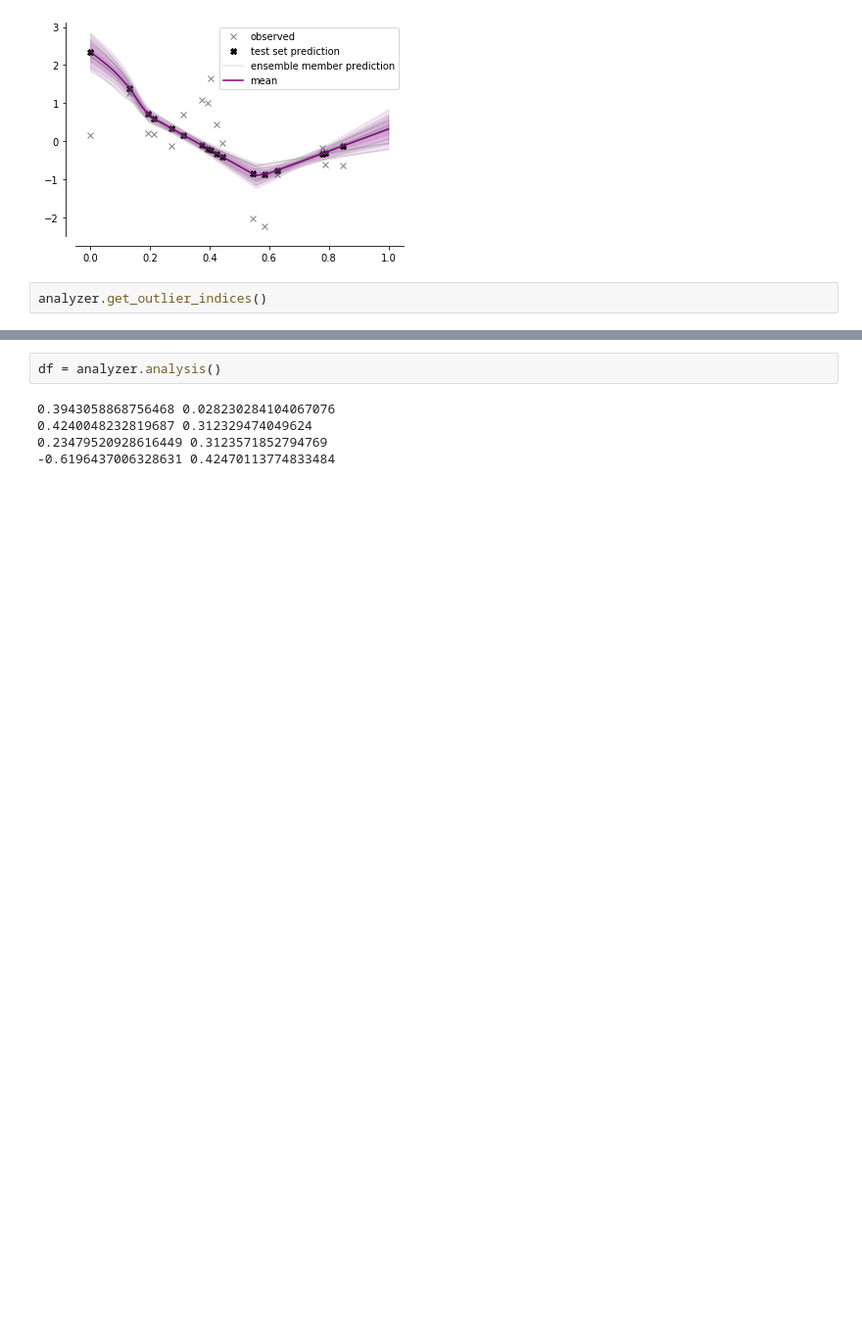
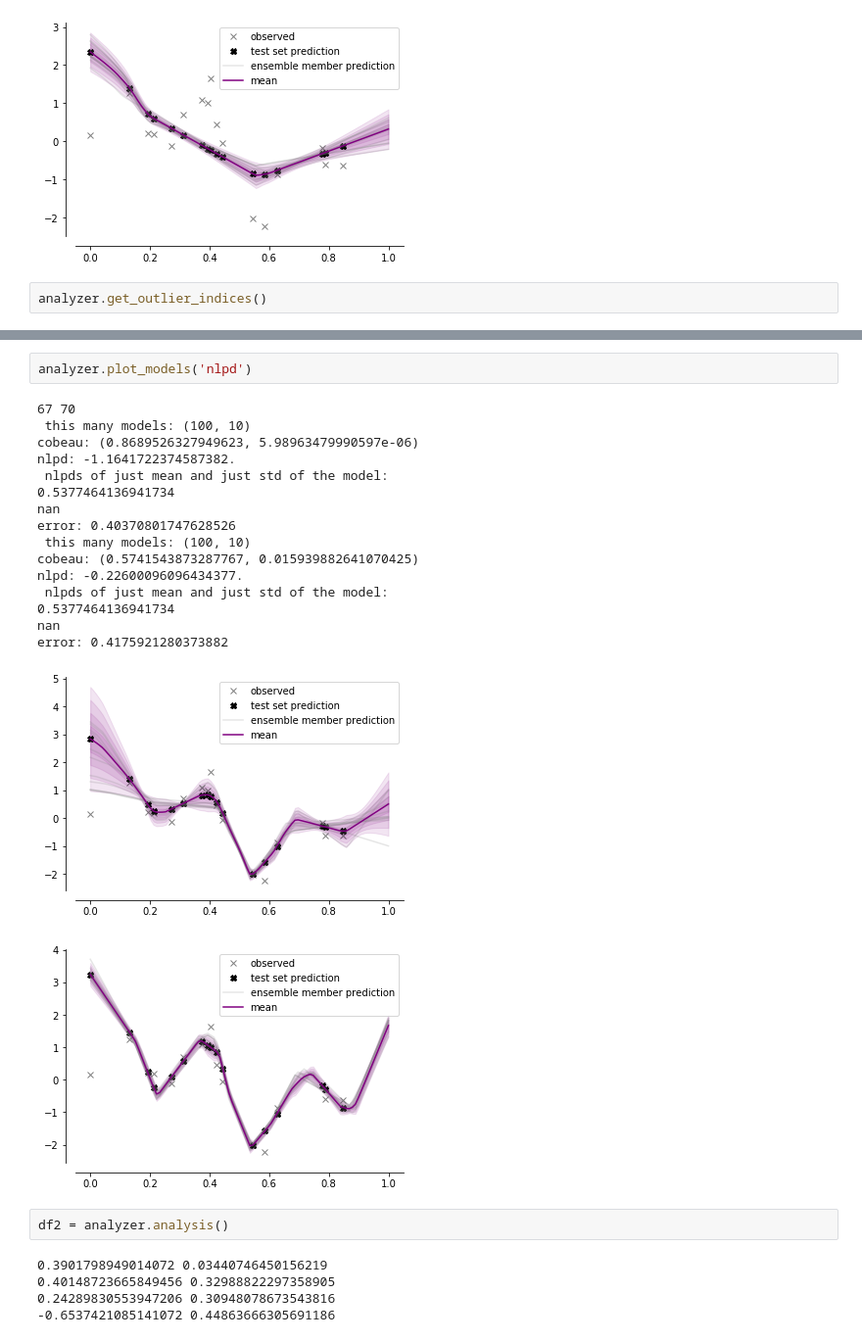
Before and after one commit to wooohoooo/uncertainty_regression_pytorch, a Jupyter notebook: models/analysis.ipynb, the cells around one changed output, grey strips where cells are left out. Shown at 98% size. Drawn from its saved outputs; the diff is of its cells as text; blank space fills up the shorter version.

Commit message:
added plotting of outlier removed models
+ added plotting of models that were removed as outliers
+ fixed wrong outlier detection value

```diff
--- a/models/analysis.ipynb
+++ b/models/analysis.ipynb
@@ -225,10 +227,30 @@ error: 0.3906325382819756
+# %%
+analyzer.plot_models('nlpd')
+# %% [output]
+67 70
+ this many models: (100, 10)
+cobeau: (0.8689526327949623, 5.98963479990597e-06)
+nlpd: -1.1641722374587382.
+ nlpds of just mean and just std of the model:
+0.5377464136941734
+nan
+error: 0.40370801747628526
+ this many models: (100, 10)
+cobeau: (0.5741543873287767, 0.015939882641070425)
+nlpd: -0.22600096096434377.
+ nlpds of just mean and just std of the model:
+0.5377464136941734
+nan
+error: 0.4175921280373882
+[figure, added]
+[figure, added]
 # %%
-df = analyzer.analysis()
+df2 = analyzer.analysis()
 # %% [output]
-0.3943058868756468 0.028230284104067076
-0.4240048232819687 0.312329474049624
-0.23479520928616449 0.3123571852794769
--0.6196437006328631 0.42470113774833484
+0.3901798949014072 0.03440746450156219
+0.40148723665849456 0.32988822297358905
+0.24289830553947206 0.30948078673543816
+-0.6537421085141072 0.44863666305691186
 # %%
 df.describe()
 # %% [output]
```
Also changed, not shown: parts of 6 cells of this notebook, 1 other file.
